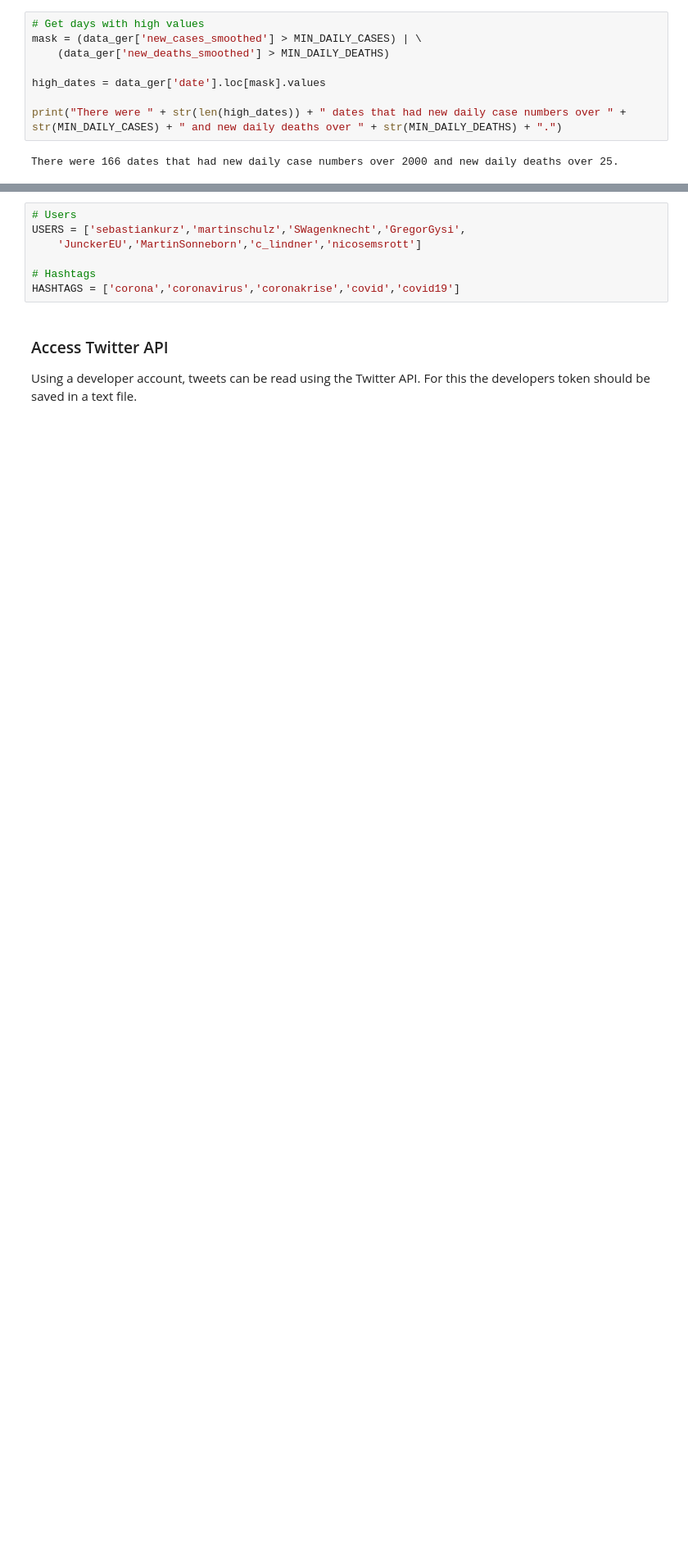
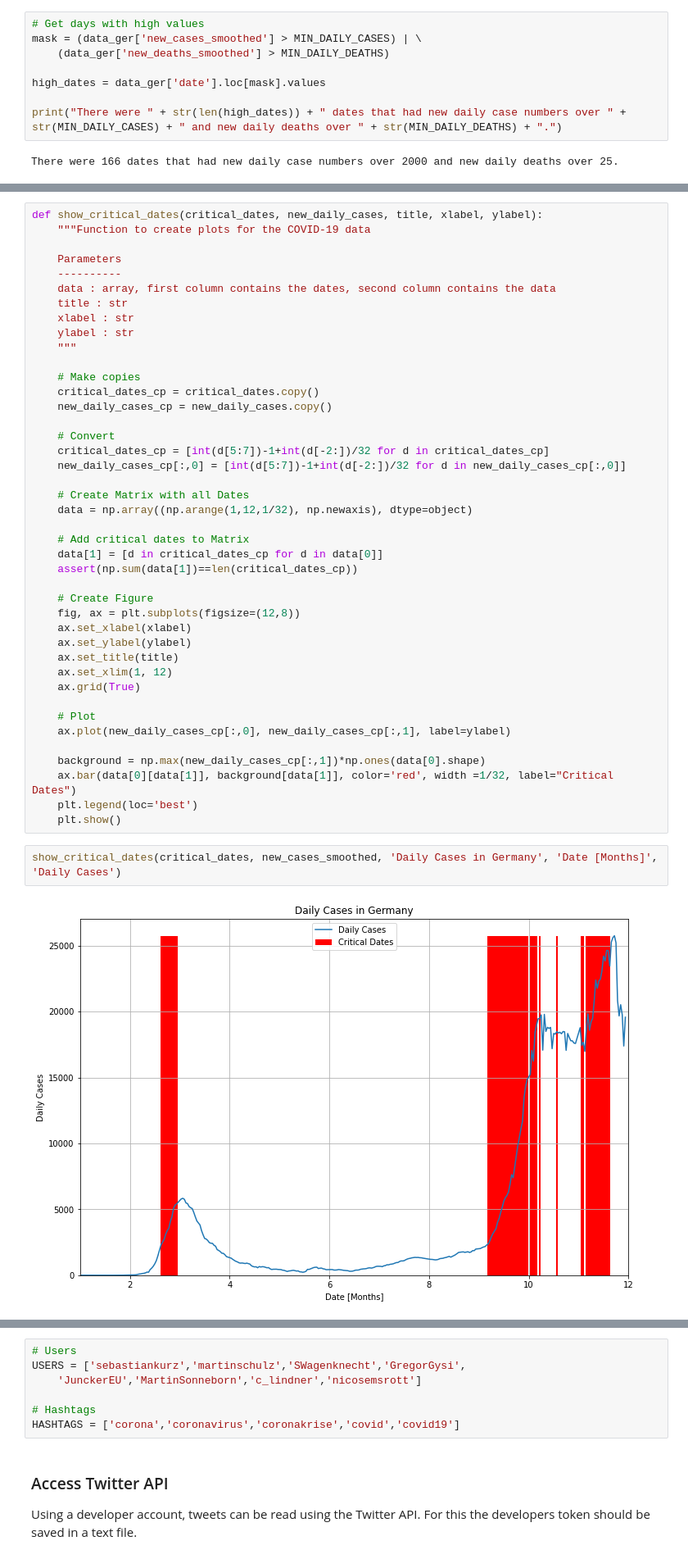
Before and after one commit to huestisk/covid-twitter, a Jupyter notebook: report.ipynb, the cells around one changed output, grey strips where cells are left out. Shown at 82% size. Cells and saved outputs as stored; diff of their text form; blank space fills up the shorter version.

```diff
--- a/report.ipynb
+++ b/report.ipynb
@@ -225,0 +242,46 @@ Combing the dates, a total of 25 critical dates were found.
+# %%
+def show_critical_dates(critical_dates, new_daily_cases, title, xlabel, ylabel):
+    """Function to create plots for the COVID-19 data
+
+    Parameters
+    ----------
+    data : array, first column contains the dates, second column contains the data
+    title : str
+    xlabel : str
+    ylabel : str
+    """
+
+    # Make copies
+    critical_dates_cp = critical_dates.copy()
+    new_daily_cases_cp = new_daily_cases.copy()
+
+    # Convert
+    critical_dates_cp = [int(d[5:7])-1+int(d[-2:])/32 for d in critical_dates_cp]
+    new_daily_cases_cp[:,0] = [int(d[5:7])-1+int(d[-2:])/32 for d in new_daily_cases_cp[:,0]]
+
+    # Create Matrix with all Dates
+    data = np.array((np.arange(1,12,1/32), np.newaxis), dtype=object)
+
+    # Add critical dates to Matrix
+    data[1] = [d in critical_dates_cp for d in data[0]]
+    assert(np.sum(data[1])==len(critical_dates_cp))
+
+    # Create Figure
+    fig, ax = plt.subplots(figsize=(12,8))
+    ax.set_xlabel(xlabel)
+    ax.set_ylabel(ylabel)
+    ax.set_title(title)
+    ax.set_xlim(1, 12)
+    ax.grid(True)
+
+    # Plot
+    ax.plot(new_daily_cases_cp[:,0], new_daily_cases_cp[:,1], label=ylabel)
+
+    background = np.max(new_daily_cases_cp[:,1])*np.ones(data[0].shape)
+    ax.bar(data[0][data[1]], background[data[1]], color='red', width =1/32, label="Critical Dates")
+    plt.legend(loc='best')
+    plt.show()
+# %%
+show_critical_dates(critical_dates, new_cases_smoothed, 'Daily Cases in Germany', 'Date [Months]', 'Daily Cases')
+# %% [output]
+[figure, added]
```
Also changed, not shown: parts of 44 cells of this notebook, 5 other files.
